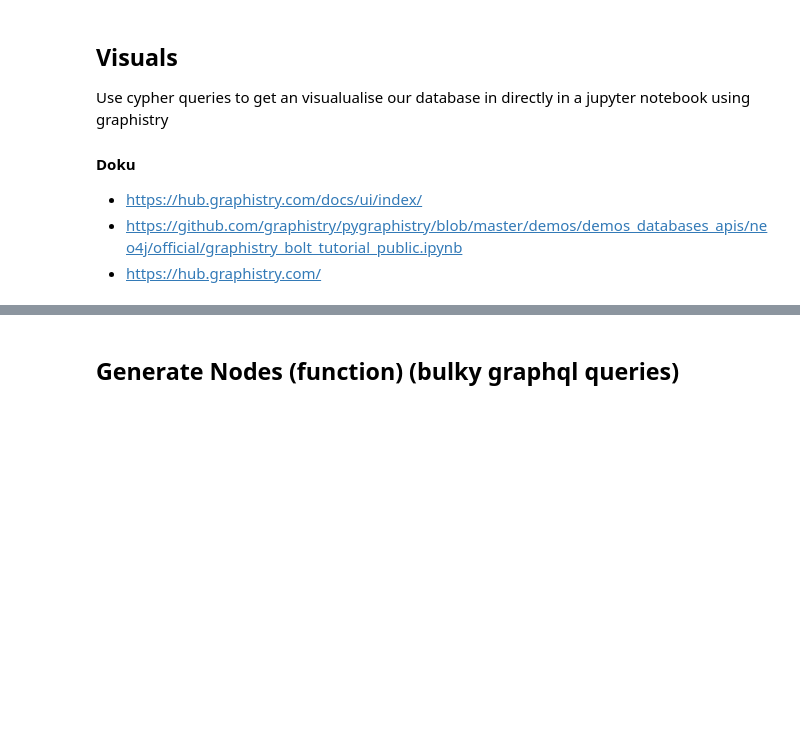
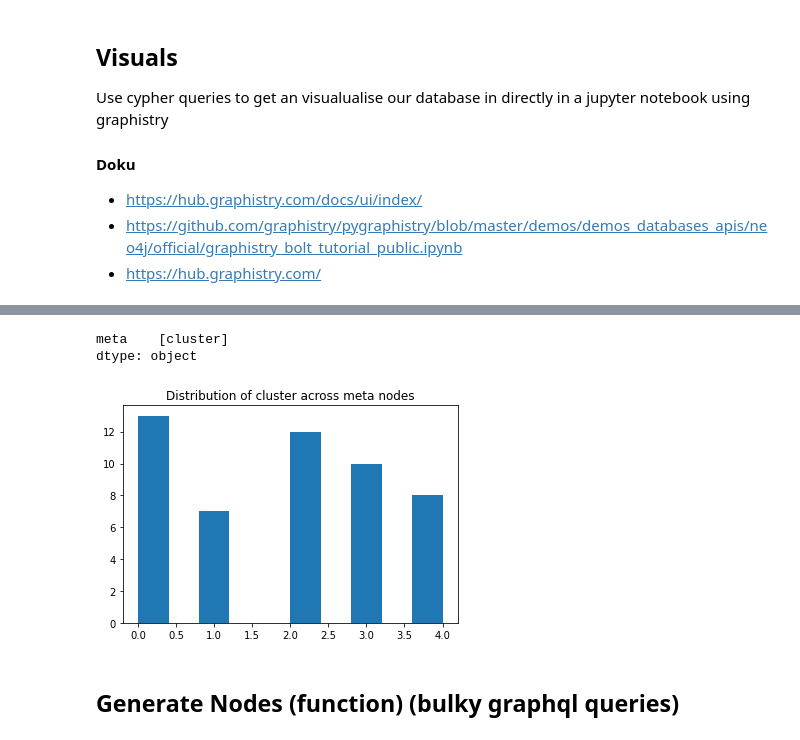
Before and after one commit to Transparency-Information-Language/tilt-graph-analyis, a Jupyter notebook: fake_data.ipynb, the cells around one changed output, grey strips where cells are left out. Cells and saved outputs as stored; diff of their text form; code cells hidden in the pictures; blank space fills up the shorter version.

```diff
--- a/fake_data.ipynb
+++ b/fake_data.ipynb
@@ -479,3 +476,56 @@ graphistry.cypher("""
+# %%
+def get_histogram(node_type,
+                    attribute,
+                    bolt,
+                    auth,
+                    plot_type = 'histogram'):
+
+    gds = GraphDataScience('bolt://localhost:11003',
+                    auth = ('neo4j', 'letmein'))
+
+    #make a graph projection (/get all the relevant nodes)
+    try: # get a projection of the graph
+        G,_ = gds.graph.project('make_hist',
+                    {node_type: {"properties": attribute}}, ### does not work because property is a string???  and it only lets me use strings to create node properties???
+                    ['has_sorensen']
+                )
+    except:
+        G = gds.graph.get('make_hist')
+        G.drop()
+        G,_ = gds.graph.project('make_hist',
+                            {node_type: {"properties": attribute}}, ### does not work because property is a string???  and it only lets me use strings to create node properties???
+                            ['has_sorensen']
+                        )
+
+    print(G.node_properties())
+
+    # collect the attribute
+    property_series = gds.graph.streamNodeProperty(G, attribute)
+
+    if plot_type == 'histogram':
+
+        plt.hist(property_series['propertyValue'])
+        plt.title(f"Distribution of {attribute} across {node_type} nodes")
+
+    if plot_type == "density":
+        # plot a histogram plot of the page-rank distribution
+        sns.kdeplot(gds.pageRank.stream(G)['score'], label = f"{prob_scale}")
+        plt.title(f"Distribution of {attribute} across {node_type} nodes")
+
+
+    # delete the graph projection
+    G.drop()
+
+    plt.show()
+
+
+get_histogram("meta",
+            'cluster', 'bolt://localhost:11003',
+                    auth = ('neo4j', 'letmein'))
+# %% [output]
+meta    [cluster]
+dtype: object
+[figure, added]
 # %% [markdown]
 ## Generate Nodes (function) (bulky graphql queries)
 # %%
```
Also changed, not shown: parts of 12 cells of this notebook.
